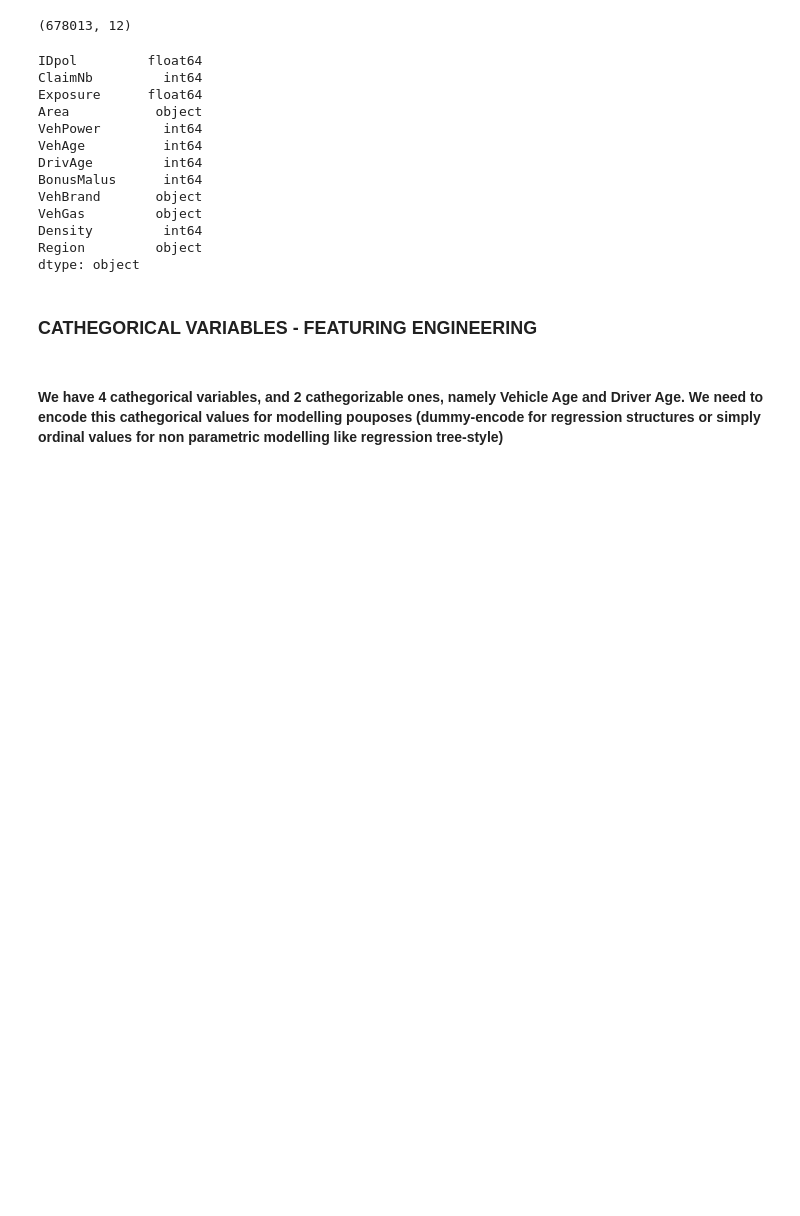
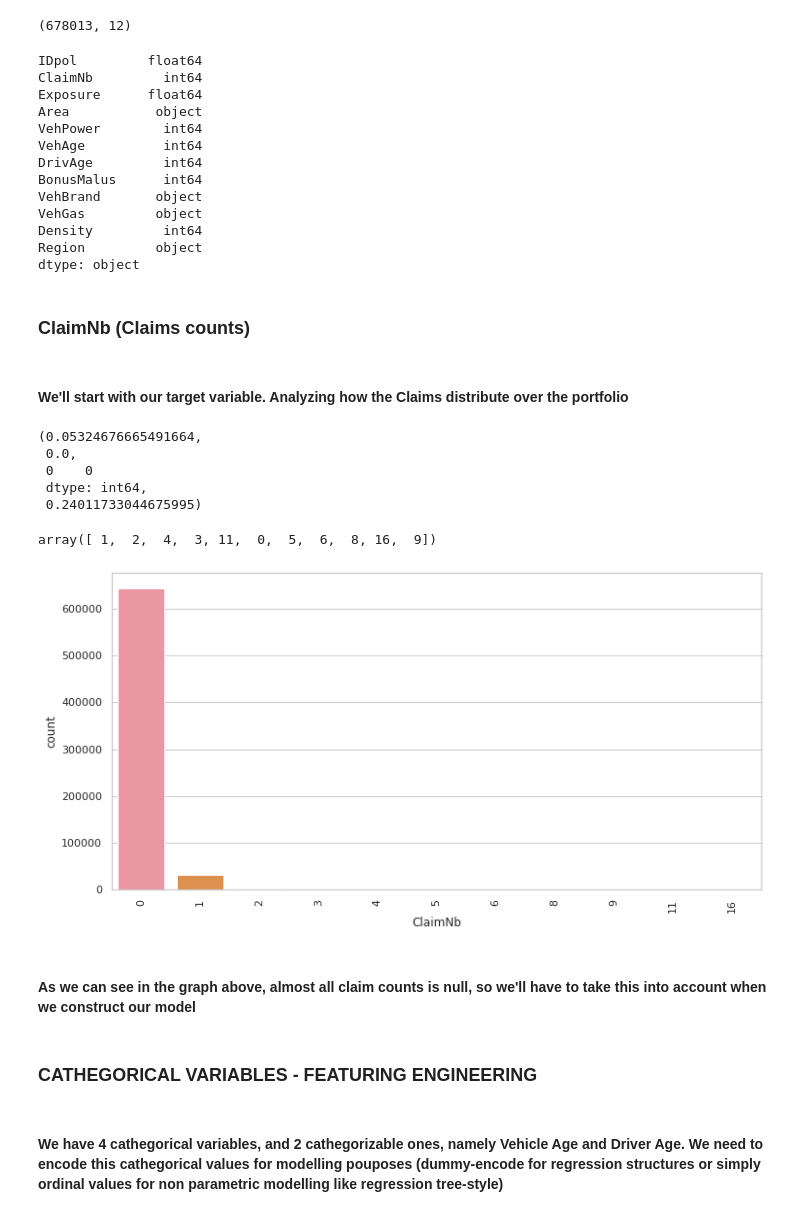
Before and after one commit to JulianTrufero/Claims-Frequency-Predicitons, a Jupyter notebook: claims_data.ipynb, the cells around one changed output. Drawn from its saved outputs; the diff is of its cells as text; code cells hidden in the pictures; blank space fills up the shorter version.

```diff
--- a/claims_data.ipynb
+++ b/claims_data.ipynb
@@ -41,3 +45,23 @@ Region         object
 dtype: object
 # %%
 claimsdf['empirical_freq'] = (claimsdf.ClaimNb / claimsdf.Exposure)
+# %% [markdown]
+### ClaimNb (Claims counts)
+# %% [markdown]
+#### We'll start with our target variable. Analyzing how the Claims distribute over the portfolio
+# %%
+claims_m = claimsdf.ClaimNb.mean()
+claims_med = claimsdf.ClaimNb.median()
+claims_mod = claimsdf.ClaimNb.mode()
+claims_std = claimsdf.ClaimNb.std()
+claims_m, claims_med, claims_mod,claims_std
+# %% [output]
+(0.05324676665491664,
+ 0.0,
+ 0    0
+ dtype: int64,
+ 0.24011733044675995)
+# %%
+claimsdf.ClaimNb.unique()
+# %% [output]
+array([ 1,  2,  4,  3, 11,  0,  5,  6,  8, 16,  9])
@@ -44,3 +72,10 @@ claimsdf['empirical_freq'] = (claimsdf.ClaimNb / claimsdf.Exposure)
+# %%
+ax = sns.countplot(claimsdf.ClaimNb)
+ax.tick_params(axis='x', rotation=90);
+# %% [output]
+[figure, added]
+# %% [markdown]
+#### As we can see in the graph above, almost all claim counts is null, so we'll have to take this into account when we construct our model
 # %% [markdown]
 ### CATHEGORICAL VARIABLES - FEATURING ENGINEERING
 # %% [markdown]
```
Also changed, not shown: parts of 11 cells of this notebook, 2 other files.
